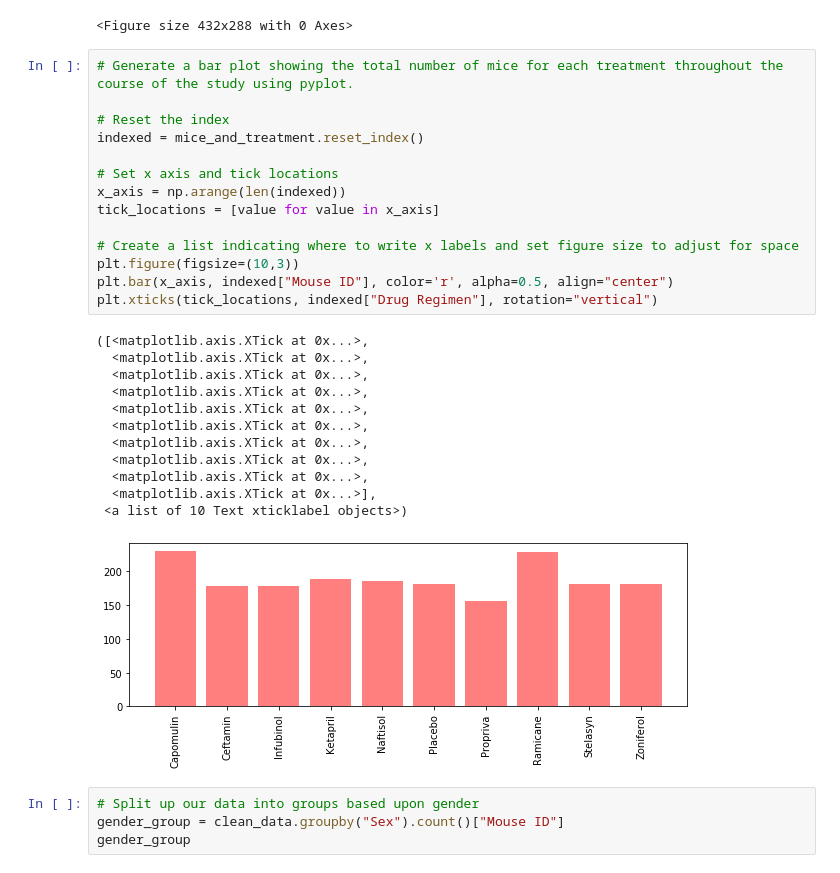
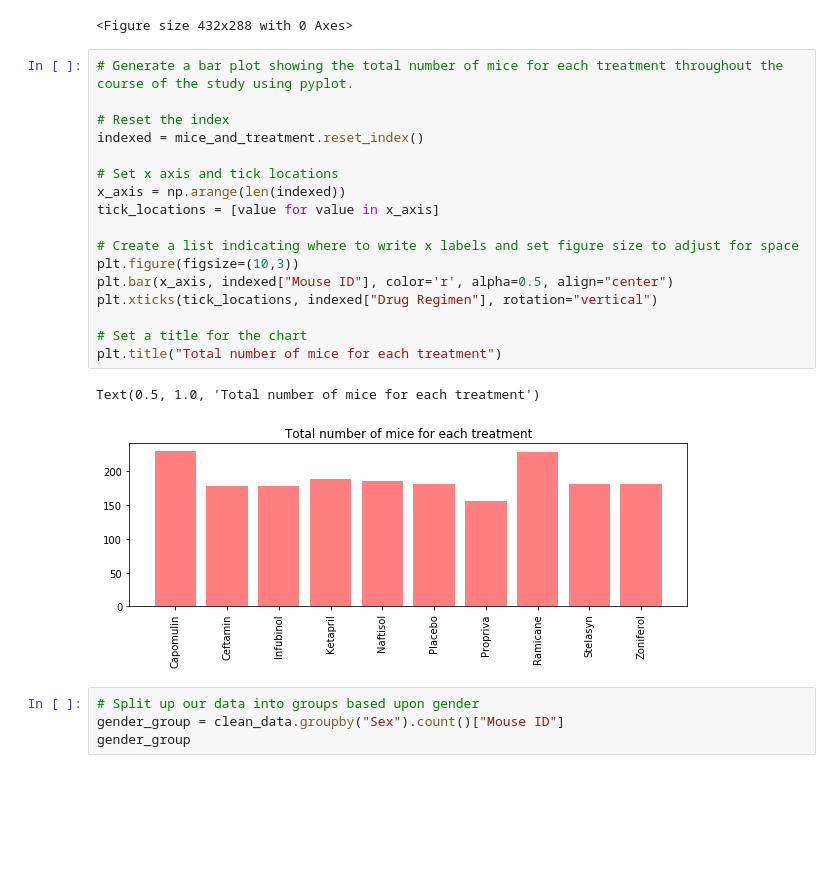
Before and after one commit to SakiSugio/Matplotlib, a Jupyter notebook: pymaceuticals.ipynb, the cells around one changed output. Drawn from its saved outputs; the diff is of its cells as text; blank space fills up the shorter version.

```diff
--- a/pymaceuticals.ipynb
+++ b/pymaceuticals.ipynb
@@ -132,30 +132,23 @@ plt.tight_layout()
 # %%
 # Generate a bar plot showing the total number of mice for each treatment throughout the course of the study using pyplot.
 
 # Reset the index
 indexed = mice_and_treatment.reset_index()
 
 # Set x axis and tick locations
 x_axis = np.arange(len(indexed))
 tick_locations = [value for value in x_axis]
 
 # Create a list indicating where to write x labels and set figure size to adjust for space
 plt.figure(figsize=(10,3))
 plt.bar(x_axis, indexed["Mouse ID"], color='r', alpha=0.5, align="center")
 plt.xticks(tick_locations, indexed["Drug Regimen"], rotation="vertical")
+
+# Set a title for the chart
+plt.title("Total number of mice for each treatment")
 # %% [output]
-([<matplotlib.axis.XTick at 0x...>,
-  <matplotlib.axis.XTick at 0x...>,
-  <matplotlib.axis.XTick at 0x...>,
-  <matplotlib.axis.XTick at 0x...>,
-  <matplotlib.axis.XTick at 0x...>,
-  <matplotlib.axis.XTick at 0x...>,
-  <matplotlib.axis.XTick at 0x...>,
-  <matplotlib.axis.XTick at 0x...>,
-  <matplotlib.axis.XTick at 0x...>,
-  <matplotlib.axis.XTick at 0x...>],
- <a list of 10 Text xticklabel objects>)
+Text(0.5, 1.0, 'Total number of mice for each treatment')
-[figure, old version]
+[figure, new version]
 # %%
 # Split up our data into groups based upon gender
 gender_group = clean_data.groupby("Sex").count()["Mouse ID"]
```
Also changed, not shown: parts of 4 cells of this notebook.
